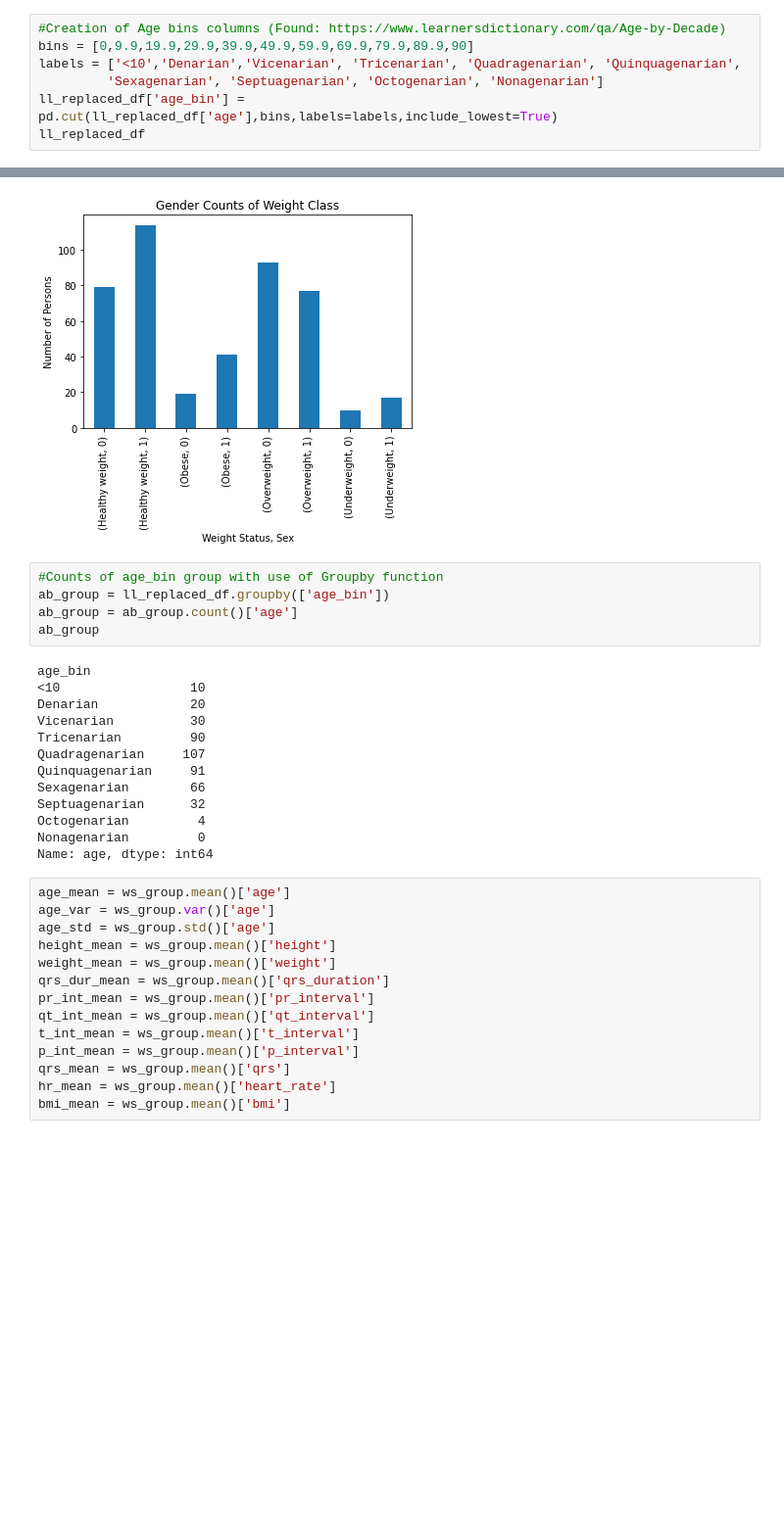
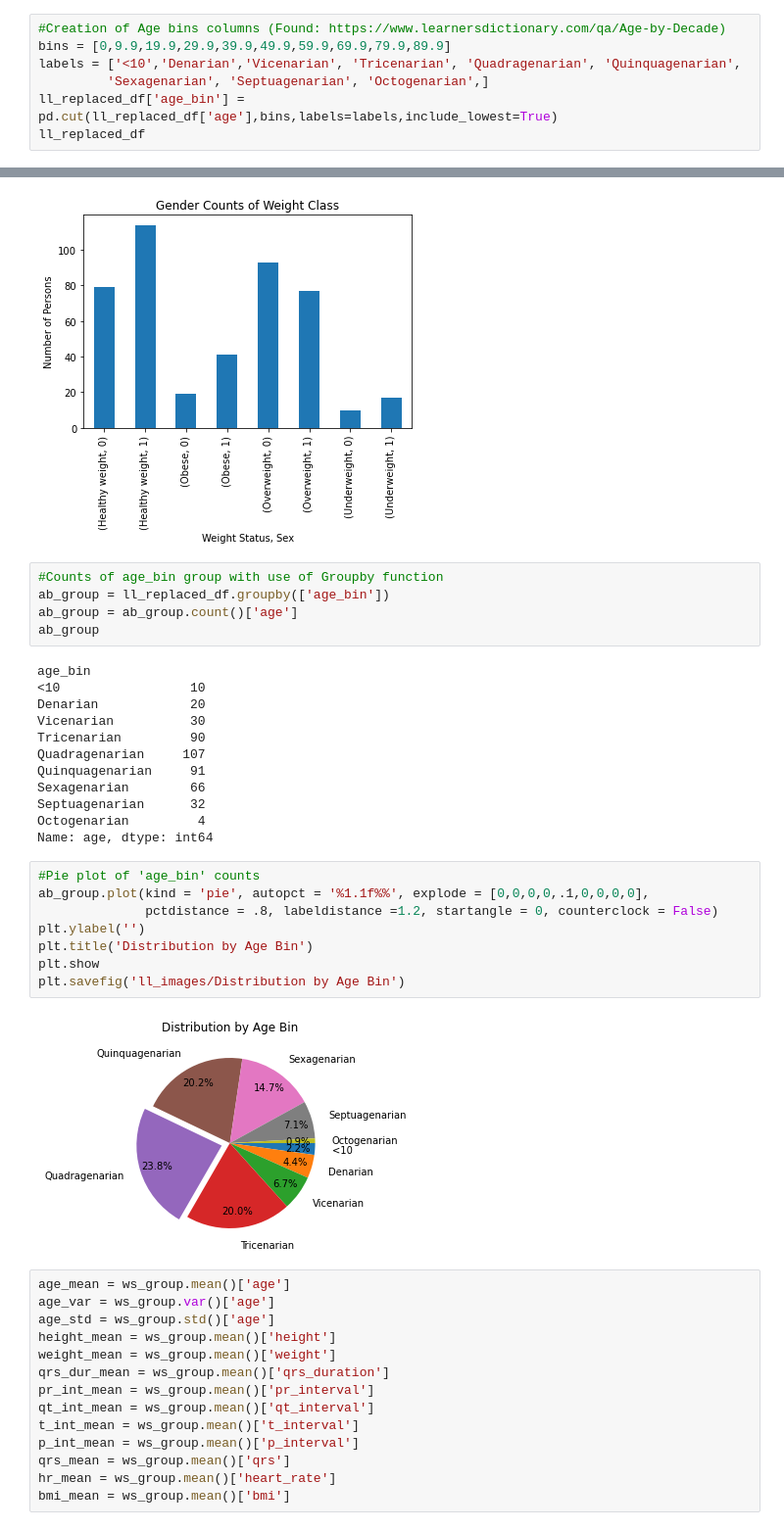
Before and after one commit to Almandiro/Rutgers_DS_Project_1, a Jupyter notebook: clean_heart_data_jg.ipynb, the cells around one changed output, grey strips where cells are left out. Shown at 98% size. Cells and saved outputs as stored; diff of their text form; blank space fills up the shorter version.

Commit message:
Created Age bin chart

```diff
--- a/clean_heart_data_jg.ipynb
+++ b/clean_heart_data_jg.ipynb
@@ -472,9 +472,9 @@ ll_replaced_df.head()
 | 5 | 13 | 0 | 169 | 51 | 100 | 167 | 321 | 174 | 91 | ... |
 # %%
 #Creation of Age bins columns (Found: https://www.learnersdictionary.com/qa/Age-by-Decade)
-bins = [0,9.9,19.9,29.9,39.9,49.9,59.9,69.9,79.9,89.9,90]
+bins = [0,9.9,19.9,29.9,39.9,49.9,59.9,69.9,79.9,89.9]
 labels = ['<10','Denarian','Vicenarian', 'Tricenarian', 'Quadragenarian', 'Quinquagenarian',
-         'Sexagenarian', 'Septuagenarian', 'Octogenarian', 'Nonagenarian']
+         'Sexagenarian', 'Septuagenarian', 'Octogenarian',]
 ll_replaced_df['age_bin'] = pd.cut(ll_replaced_df['age'],bins,labels=labels,include_lowest=True)
 ll_replaced_df
 # %% [output]
@@ -555,8 +560,17 @@ Quinquagenarian     91
 Sexagenarian        66
 Septuagenarian      32
 Octogenarian         4
-Nonagenarian         0
 Name: age, dtype: int64
+# %%
+#Pie plot of 'age_bin' counts
+ab_group.plot(kind = 'pie', autopct = '%1.1f%%', explode = [0,0,0,0,.1,0,0,0,0],
+              pctdistance = .8, labeldistance =1.2, startangle = 0, counterclock = False)
+plt.ylabel('')
+plt.title('Distribution by Age Bin')
+plt.show
+plt.savefig('ll_images/Distribution by Age Bin')
+# %% [output]
+[figure, added]
 # %%
 age_mean = ws_group.mean()['age']
 age_var = ws_group.var()['age']
```
Also changed, not shown: parts of 3 cells of this notebook, 2 other files.
